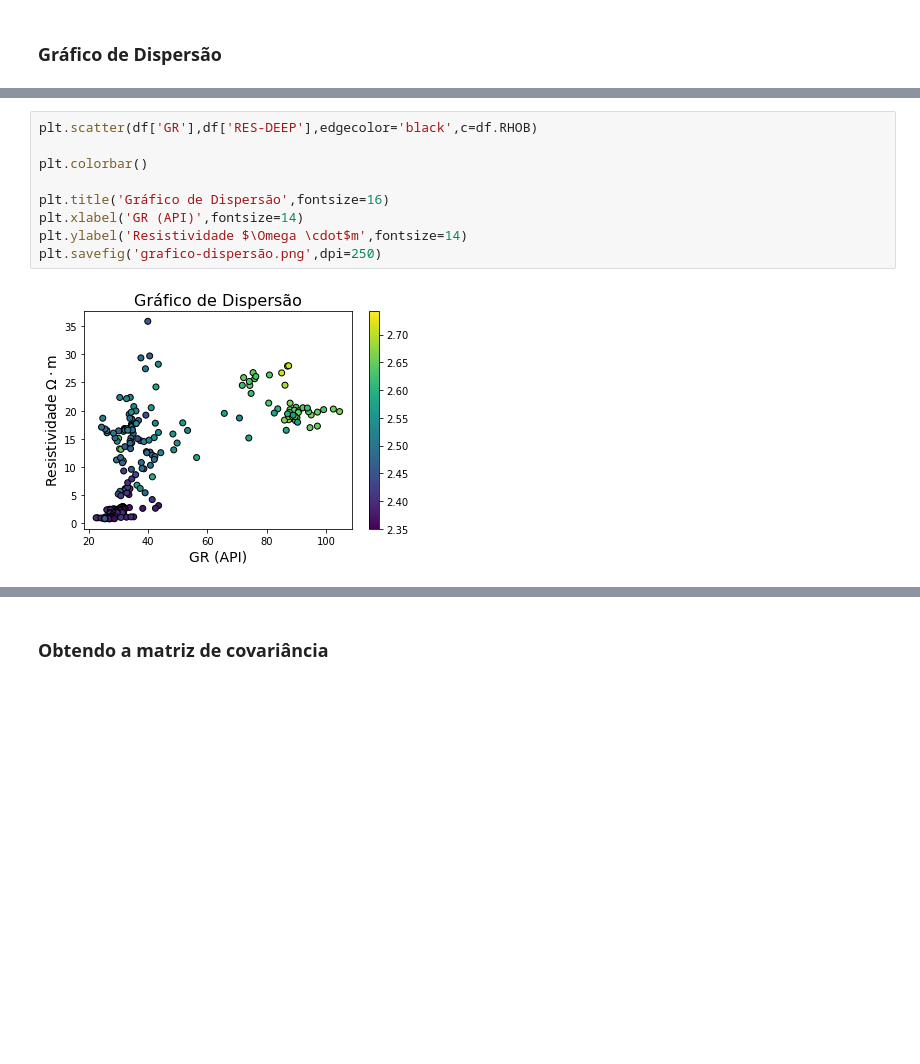
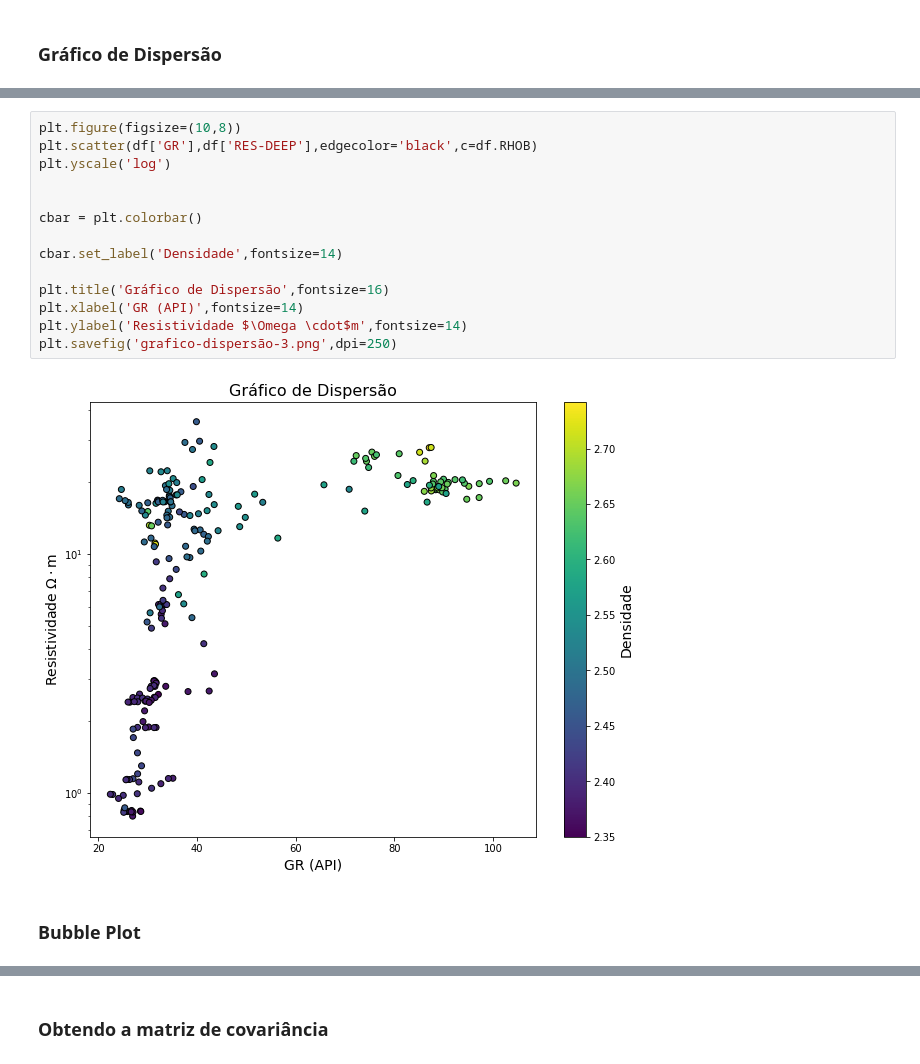
Before and after one commit to alexleogc/GEOD67_topicos_de_IA_2020, a Jupyter notebook: Análise de Dados (Revisão)/Análise_dataset_sandstone.ipynb, the cells around one changed output, grey strips where cells are left out. Cells and saved outputs as stored; diff of their text form; blank space fills up the shorter version.

```diff
--- a/Análise de Dados (Revisão)/Análise_dataset_sandstone.ipynb
+++ b/Análise de Dados (Revisão)/Análise_dataset_sandstone.ipynb
@@ -98,11 +110,18 @@ plt.savefig('grafico-dispersão-2.png',dpi=250)
 # %%
+plt.figure(figsize=(10,8))
 plt.scatter(df['GR'],df['RES-DEEP'],edgecolor='black',c=df.RHOB)
+plt.yscale('log')
 
-plt.colorbar()
+
+cbar = plt.colorbar()
+
+cbar.set_label('Densidade',fontsize=14)
 
 plt.title('Gráfico de Dispersão',fontsize=16)
 plt.xlabel('GR (API)',fontsize=14)
 plt.ylabel('Resistividade $\Omega \cdot$m',fontsize=14)
-plt.savefig('grafico-dispersão.png',dpi=250)
+plt.savefig('grafico-dispersão-3.png',dpi=250)
 # %% [output]
-[figure, old version]
+[figure, new version]
+# %% [markdown]
+### Bubble Plot
```
Also changed, not shown: parts of 9 cells of this notebook.
